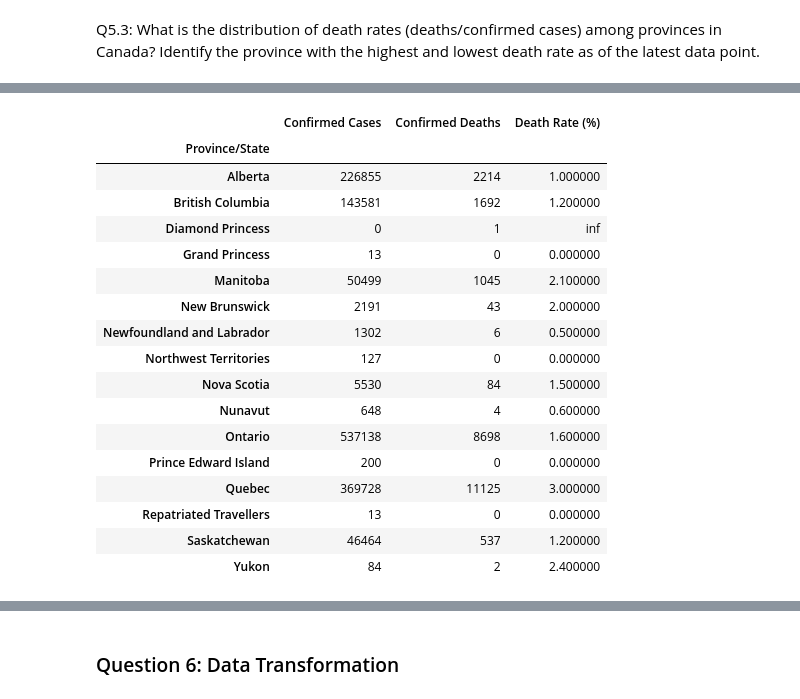
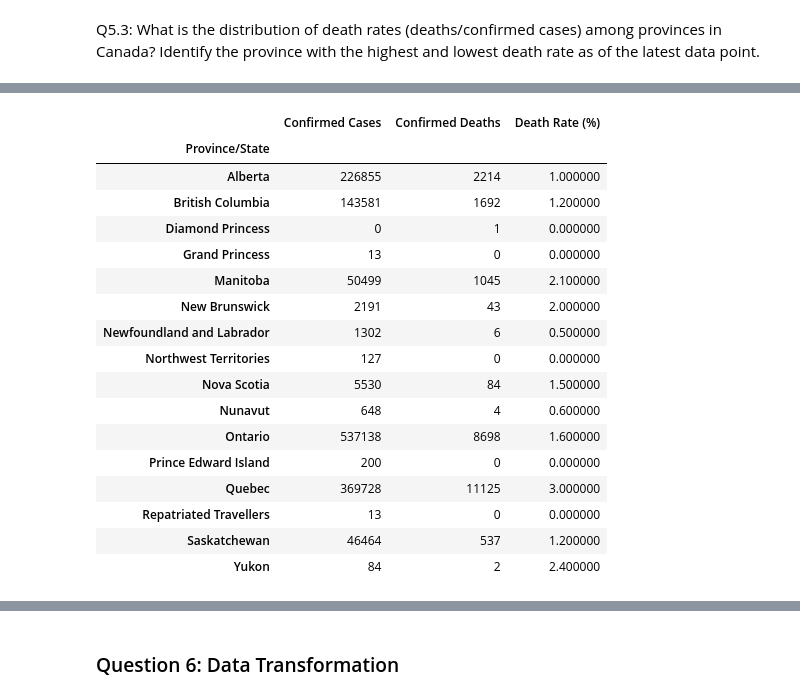
Before and after one commit to hrajpal96/covid-19-analysis, a Jupyter notebook: covid-19-analysis.ipynb, the cells around one changed output, grey strips where cells are left out. Saved outputs shown, nothing was run; the diff lists cells and outputs as text; code cells hidden in the pictures.

```diff
--- a/covid-19-analysis.ipynb
+++ b/covid-19-analysis.ipynb
@@ -509,6 +588,7 @@ recovery_summary
 Q5.3: What is the distribution of death rates (deaths/confirmed cases) among provinces in Canada? Identify the province with the highest and lowest death rate as of the latest data point.
 # %%
 deaths_data_filtered = deaths_data.drop(columns=['Lat', 'Long'])
+#Repurposed country filtered dataset from previous question
 confirmed_cases_canada = confirmed_country_filtered[confirmed_country_filtered["Country/Region"]=='Canada']
 deaths_canada = deaths_data_filtered[deaths_data_filtered['Country/Region']=='Canada']
 
@@ -526,12 +606,14 @@ total_death_rate = (confirmed_deaths_canada_grouped[last_case_date]/confirmed_ca
 print(last_case_date)
 confirmed_cases_canada_grouped[last_case_date]
 # confirmed_deaths_canada_grouped[last_case_date]
+total_death_rate.replace([np.inf, -np.inf], np.nan, inplace=True)
+total_death_rate.fillna(0, inplace=True)
+total_death_rate = total_death_rate.round(1)
 
 canada_covid_deaths_summary = pd.DataFrame({
     'Confirmed Cases': confirmed_cases_canada_grouped[last_case_date],
     'Confirmed Deaths': confirmed_deaths_canada_grouped[last_case_date],
     'Death Rate (%)': total_death_rate
 })
-canada_covid_deaths_summary
 # %% [output]
 5/29/21
@@ -567,14 +620,14 @@ confirmed_deaths_canada_grouped.head()
 # %%
 def highlight_row(s):
-    return ['background-color: orange; color:black;' if s.name in ['Diamond Princess','Repatriated Travellers'] else '' for column in s]
+    return ['background-color: orange; color:black;' if s.name in exclude_regions else '' for column in s]
 
 canada_covid_deaths_summary.style.apply(highlight_row, axis=1)
 # %% [output]
 |  | Confirmed Cases | Confirmed Deaths | Death Rate (%) |
 | Province/State |  |  |  |
 | Alberta | 226855 | 2214 | 1.000000 |
 | British Columbia | 143581 | 1692 | 1.200000 |
-| Diamond Princess | 0 | 1 | inf |
+| Diamond Princess | 0 | 1 | 0.000000 |
 | Grand Princess | 13 | 0 | 0.000000 |
 | Manitoba | 50499 | 1045 | 2.100000 |
 | New Brunswick | 2191 | 43 | 2.000000 |
```
Also changed, not shown: parts of 57 cells of this notebook.
